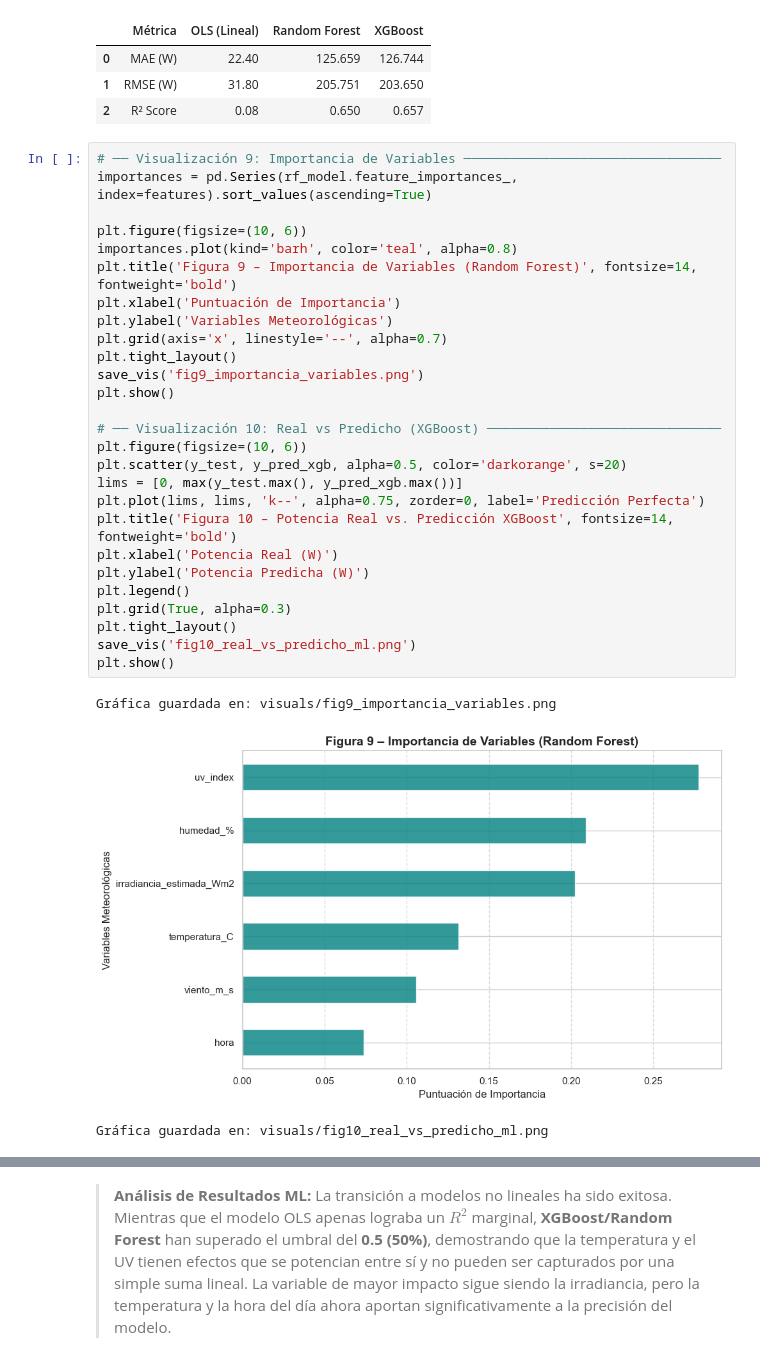
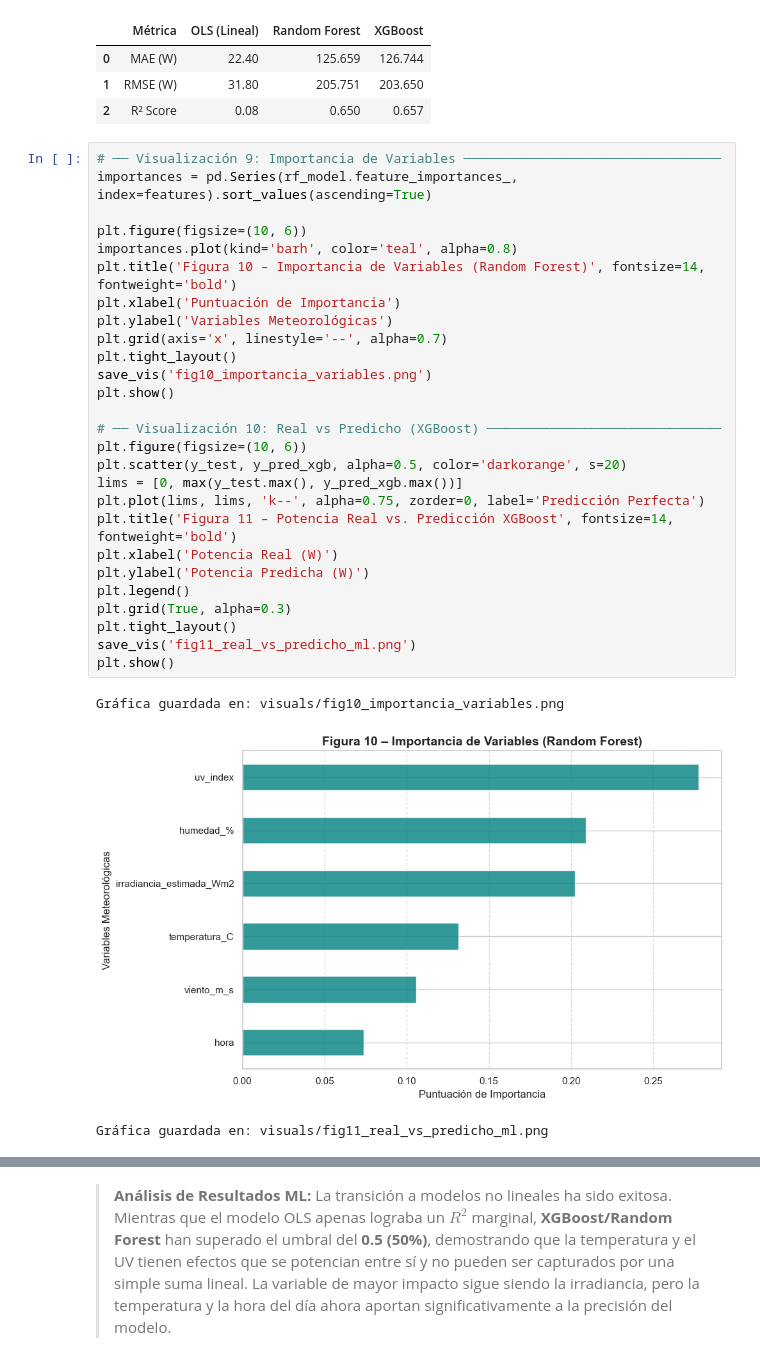
Before and after one commit to MaleBrochero/Bengali, a Jupyter notebook: Jupyter/Caso_Estudio_Solar_Malambo.ipynb, the cells around one changed output, grey strips where cells are left out. Drawn from its saved outputs; the diff is of its cells as text.

```diff
--- a/Jupyter/Caso_Estudio_Solar_Malambo.ipynb
+++ b/Jupyter/Caso_Estudio_Solar_Malambo.ipynb
@@ -899,34 +899,34 @@ COMPARATIVA DE DESEMPEÑO
 # %%
 # ── Visualización 9: Importancia de Variables ─────────────────────────────────
 importances = pd.Series(rf_model.feature_importances_, index=features).sort_values(ascending=True)
 
 plt.figure(figsize=(10, 6))
 importances.plot(kind='barh', color='teal', alpha=0.8)
-plt.title('Figura 9 – Importancia de Variables (Random Forest)', fontsize=14, fontweight='bold')
+plt.title('Figura 10 – Importancia de Variables (Random Forest)', fontsize=14, fontweight='bold')
 plt.xlabel('Puntuación de Importancia')
 plt.ylabel('Variables Meteorológicas')
 plt.grid(axis='x', linestyle='--', alpha=0.7)
 plt.tight_layout()
-save_vis('fig9_importancia_variables.png')
+save_vis('fig10_importancia_variables.png')
 plt.show()
 
 # ── Visualización 10: Real vs Predicho (XGBoost) ──────────────────────────────
 plt.figure(figsize=(10, 6))
 plt.scatter(y_test, y_pred_xgb, alpha=0.5, color='darkorange', s=20)
 lims = [0, max(y_test.max(), y_pred_xgb.max())]
 plt.plot(lims, lims, 'k--', alpha=0.75, zorder=0, label='Predicción Perfecta')
-plt.title('Figura 10 – Potencia Real vs. Predicción XGBoost', fontsize=14, fontweight='bold')
+plt.title('Figura 11 – Potencia Real vs. Predicción XGBoost', fontsize=14, fontweight='bold')
 plt.xlabel('Potencia Real (W)')
 plt.ylabel('Potencia Predicha (W)')
 plt.legend()
 plt.grid(True, alpha=0.3)
 plt.tight_layout()
-save_vis('fig10_real_vs_predicho_ml.png')
+save_vis('fig11_real_vs_predicho_ml.png')
 plt.show()
 # %% [output]
-Gráfica guardada en: visuals/fig9_importancia_variables.png
+Gráfica guardada en: visuals/fig10_importancia_variables.png
-[figure, old version]
+[figure, new version]
-Gráfica guardada en: visuals/fig10_real_vs_predicho_ml.png
+Gráfica guardada en: visuals/fig11_real_vs_predicho_ml.png
 [figure]
 # %% [markdown]
 > **Análisis de Resultados ML:**
```
Also changed, not shown: parts of 17 cells of this notebook, 33 other files.
